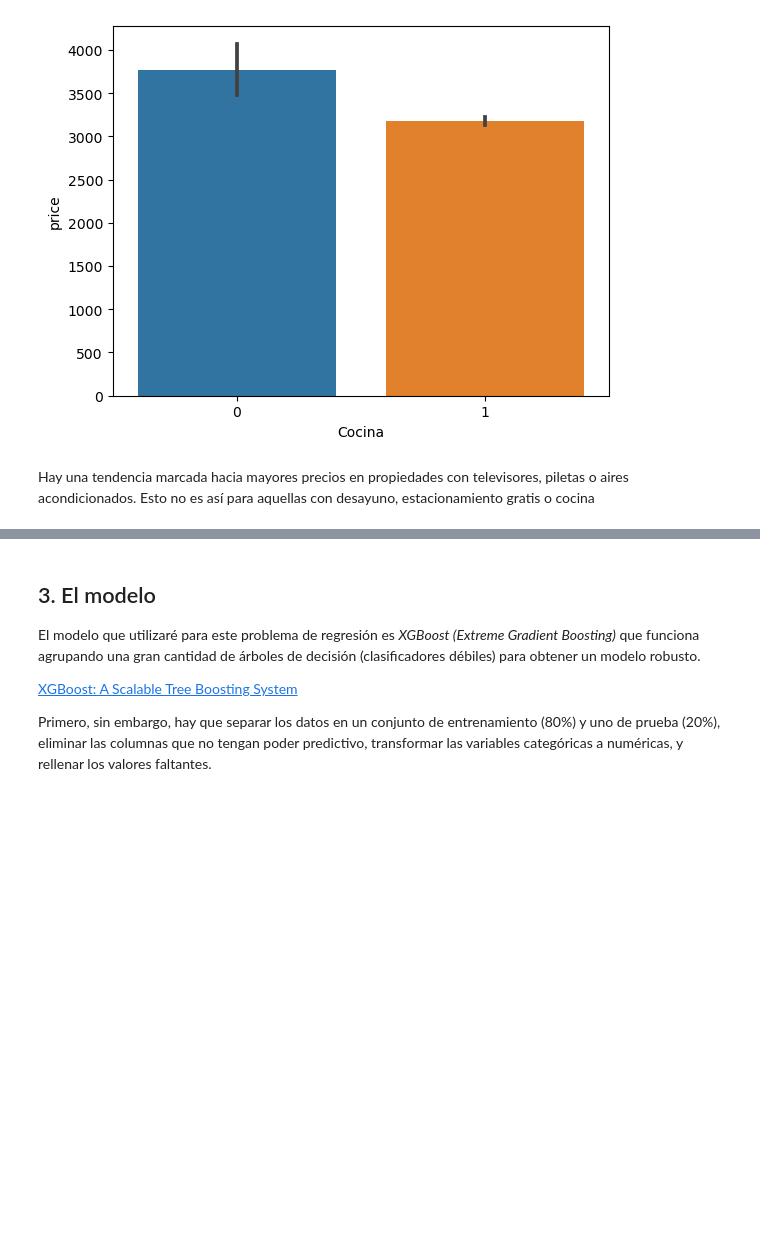
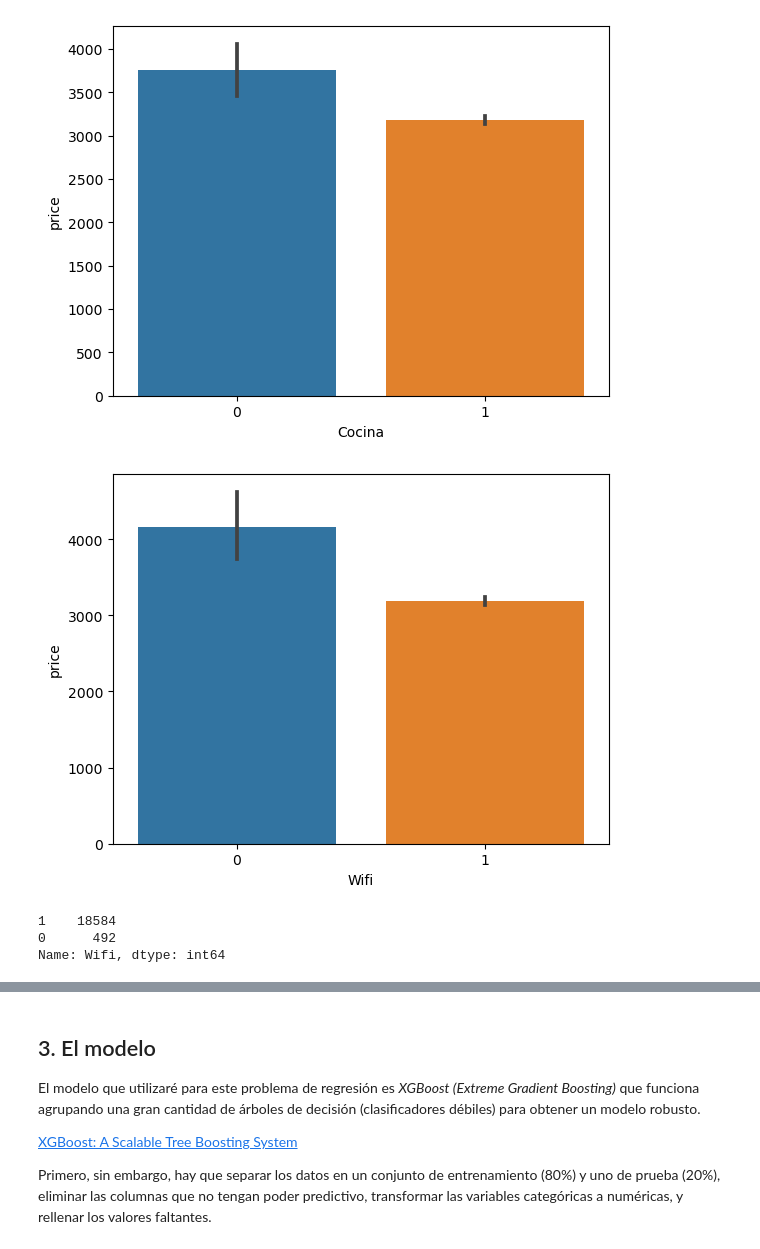
Before and after one commit to SGreloni/prediccion-precios-Airbnb, a Jupyter notebook: Predictor de precios de Airbnb .ipynb, the cells around one changed output, grey strips where cells are left out. Drawn from its saved outputs; the diff is of its cells as text; code cells hidden in the pictures; blank space fills up the shorter version.

```diff
--- a/Predictor de precios de Airbnb .ipynb
+++ b/Predictor de precios de Airbnb .ipynb
@@ -186,6 +186,7 @@ airbnb["Aire acondicionado"] =  airbnb.amenities.map(lambda x:  "Air conditionin
 airbnb["Desayuno"] =  airbnb.amenities.map(lambda x:  "Breakfast" in x).astype("int8")
 airbnb["Estacionamiento gratis"] = airbnb.amenities.map(lambda x:  "Free " in x).astype("int8")
 airbnb["Cocina"] = airbnb.amenities.map(lambda x:  "Kitchen" in x).astype("int8")
+airbnb["Wifi"] = airbnb.amenities.map(lambda x:  "Wifi" in x).astype("int8")
 # %%
 airbnb.drop("amenities", axis = 1, inplace = True)
 # %% [markdown]
@@ -437,5 +438,13 @@ sns.barplot(x = airbnb["Estacionamiento gratis"], y = airbnb.price);
 sns.barplot(x = airbnb["Cocina"], y = airbnb.price);
 # %% [output]
 [figure]
-# %% [markdown]
-Hay una tendencia marcada hacia mayores precios en propiedades con televisores, piletas o aires acondicionados. Esto no es así para aquellas con desayuno, estacionamiento gratis o cocina
+# %%
+sns.barplot(x = airbnb["Wifi"], y = airbnb.price);
+# %% [output]
+[figure, added]
+# %%
+airbnb.Wifi.value_counts()
+# %% [output]
+1    18584
+0      492
+Name: Wifi, dtype: int64
```
Also changed, not shown: parts of 18 cells of this notebook.
